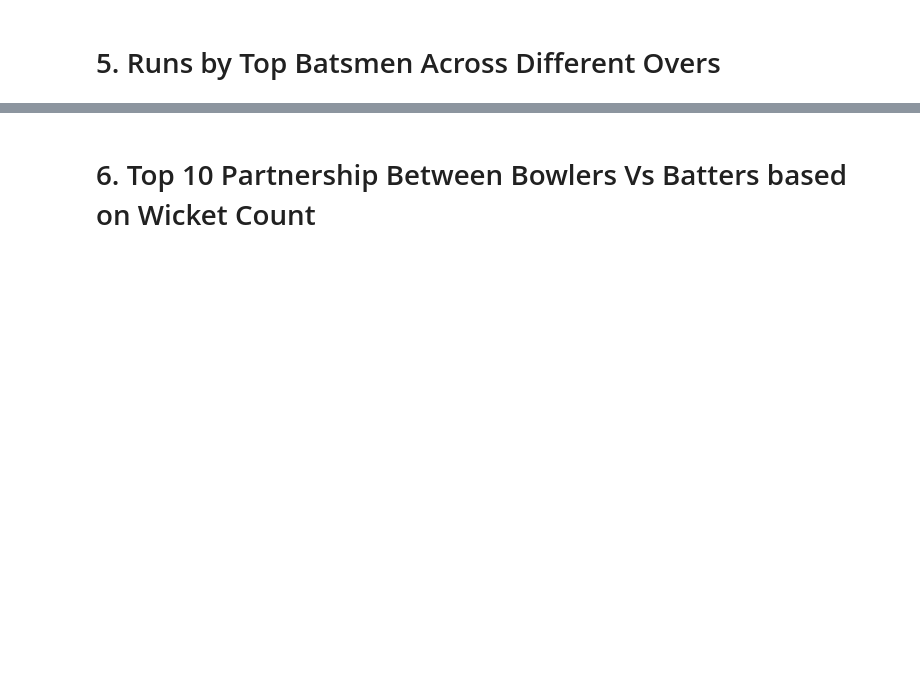
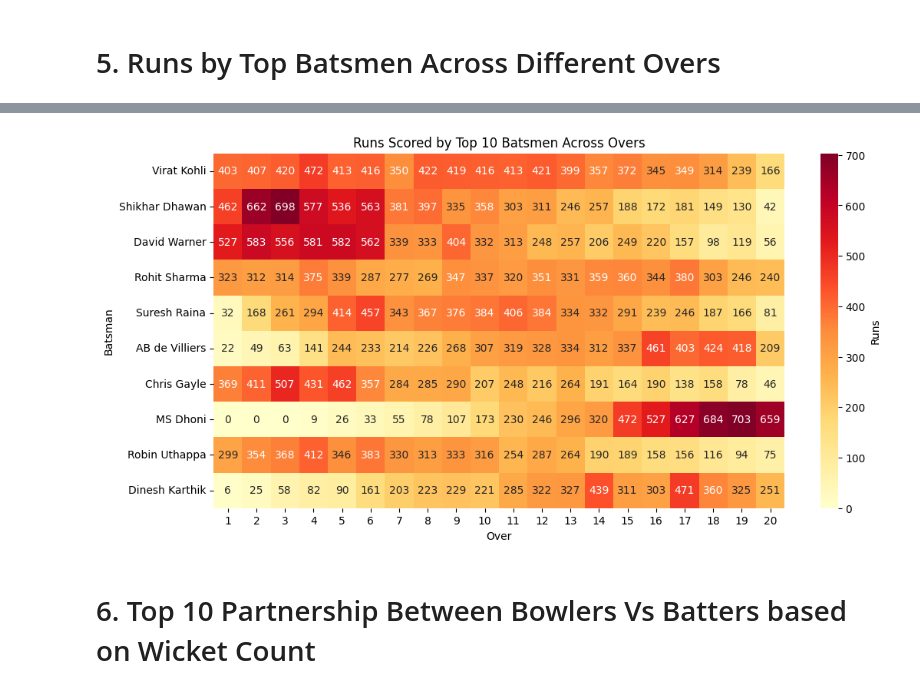
Before and after one commit to amalsalilan/IPL_Infographics_Data_Analytics_-_Data_Visualization_Infosys_Internship_Oct2024, a Jupyter notebook: 2_Exploratory_Data_Analysis.ipynb, the cells around one changed output, grey strips where cells are left out. Cells and saved outputs as stored; diff of their text form; code cells hidden in the pictures; blank space fills up the shorter version.

```diff
--- a/2_Exploratory_Data_Analysis.ipynb
+++ b/2_Exploratory_Data_Analysis.ipynb
@@ -205,3 +174,19 @@ fig3.show()
+# %%
+batsman_over_runs = ipl_df.groupby(['batsman1_name', 'over'])['runs'].sum().unstack(fill_value=0)
+
+# Filter to top batsmen (adjust the number as needed)
+top_batsmen = batsman_over_runs.sum(axis=1).nlargest(10).index
+batsman_over_runs = batsman_over_runs.loc[top_batsmen]
+
+# Create the heatmap
+plt.figure(figsize=(12, 6))
+sns.heatmap(batsman_over_runs, annot=True, fmt=".0f", cmap="YlOrRd", cbar_kws={'label': 'Runs'})
+plt.title('Runs Scored by Top 10 Batsmen Across Overs')
+plt.xlabel('Over')
+plt.ylabel('Batsman')
+plt.show()
+# %% [output]
+[figure, added]
 # %% [markdown]
 # 6. Top 10 Partnership Between Bowlers Vs Batters based on Wicket Count
 # %%
```
Also changed, not shown: parts of 1 cell of this notebook.
